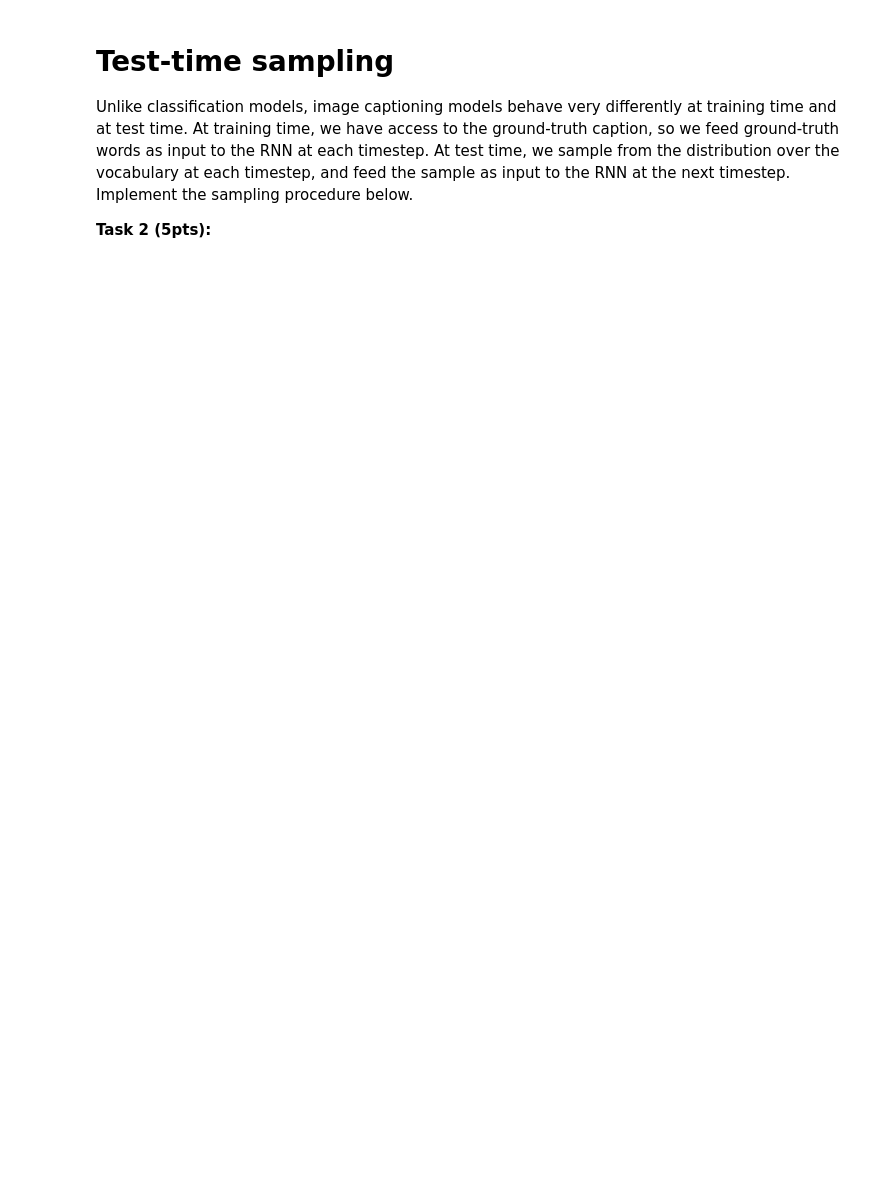
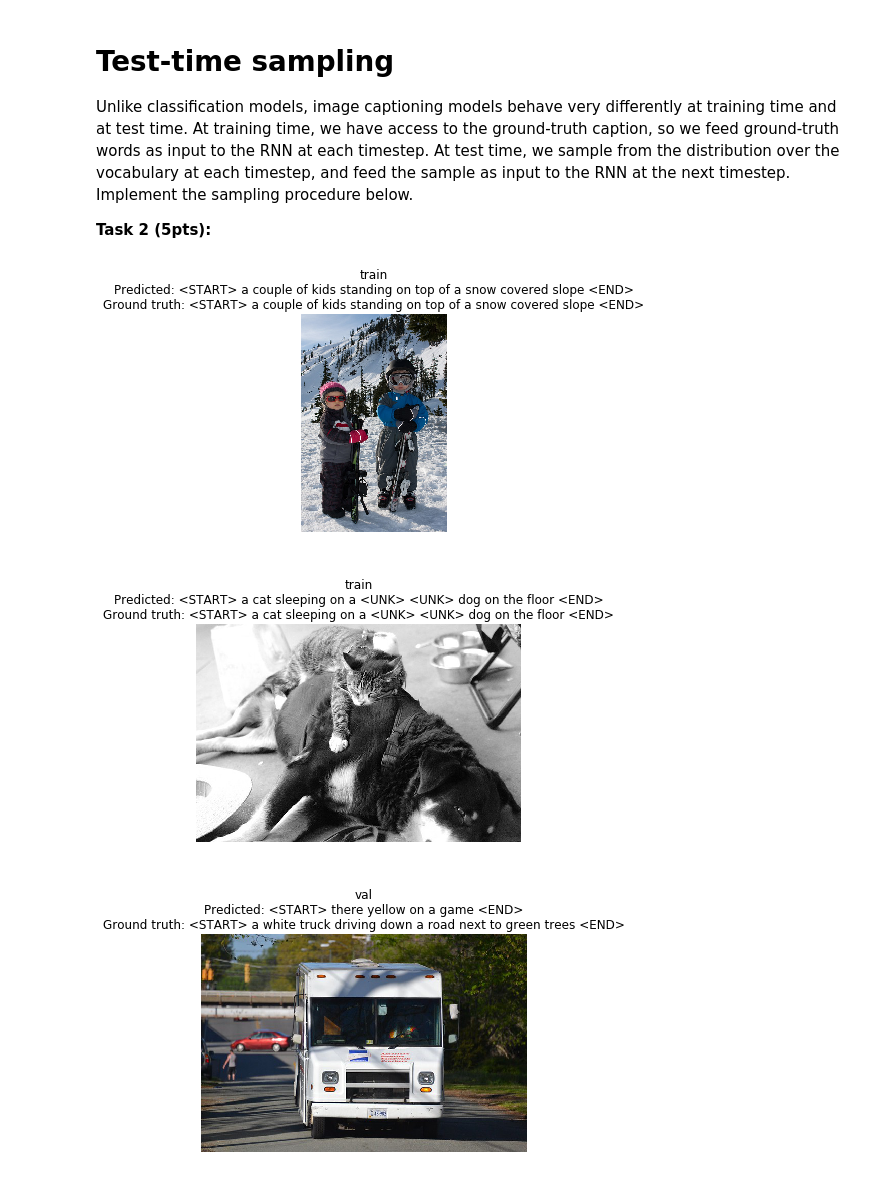
Before and after one commit to dalvsmerk/nn_hw, a Jupyter notebook: practice7/RNN_Captioning_Keras.ipynb, the cells around one changed output. Saved outputs shown, nothing was run; the diff lists cells and outputs as text; code cells hidden in the pictures; blank space fills up the shorter version.

```diff
--- a/practice7/RNN_Captioning_Keras.ipynb
+++ b/practice7/RNN_Captioning_Keras.ipynb
@@ -218,31 +215,50 @@ def create_captions(features):
     ############################################################################
     # TODO: Implement the sampling procedure.                                  #
     #       1) Start with sentence of consisting just ones, the sentence start #
     #          markers.                                                        #
     #       2) Predict the probabilities of next word using just sentence start#
     #          marker as input.                                                #
     #       3) Sample from those probabilities using np.random.choice().       #
     #          NB! You have to make a loop for each sample in batch.           #
     #       4) Store the sampled word index in the next position of sentence.  #
     #       5) Predict the third word with two first words as an input.        #
     #       6) And so on, up to maxlen...                                      #
     ############################################################################
-    pass
+    for word_idx in range(1, maxlen):
+        # Use features and first `word_idx` words as input
+        # in order to predict `word_idx`-th word
+        pred = model.predict([features, texts[:,:word_idx]])
+
+        # Predict next word sample by sample
+        for sample_idx in range(features.shape[0]):
+            # Define the vocabulary values to choose from
+            vocab = list(range(pred.shape[2]))
+
+            # Obtain prediction probability distribution over vocabulary
+            # for specific sample and word position
+            vocab_prob_dist = pred[sample_idx][word_idx-1]
+
+            # Predict next word for specific sample
+            texts[sample_idx, word_idx] = np.random.choice(vocab, p=vocab_prob_dist)
     ############################################################################
     #                             END OF YOUR CODE                             #
     ############################################################################
     return texts
 
 for split in ['train', 'val']:
     minibatch = sample_coco_minibatch(small_data, split=split, batch_size=2)
     gt_captions, features, urls = minibatch
     gt_captions = decode_captions(gt_captions, data['idx_to_word'])
 
     sample_captions = create_captions(features)
     sample_captions = decode_captions(sample_captions, data['idx_to_word'])
 
     for gt_caption, sample_caption, url in zip(gt_captions, sample_captions, urls):
         plt.imshow(image_from_url(url))
         plt.title('%s\nPredicted: %s\nGround truth: %s' % (split, sample_caption, gt_caption))
         plt.axis('off')
         plt.show()
+# %% [output]
+[figure, added]
+[figure, added]
+[figure, added]
```
Also changed, not shown: parts of 6 cells of this notebook, 1 other file.
